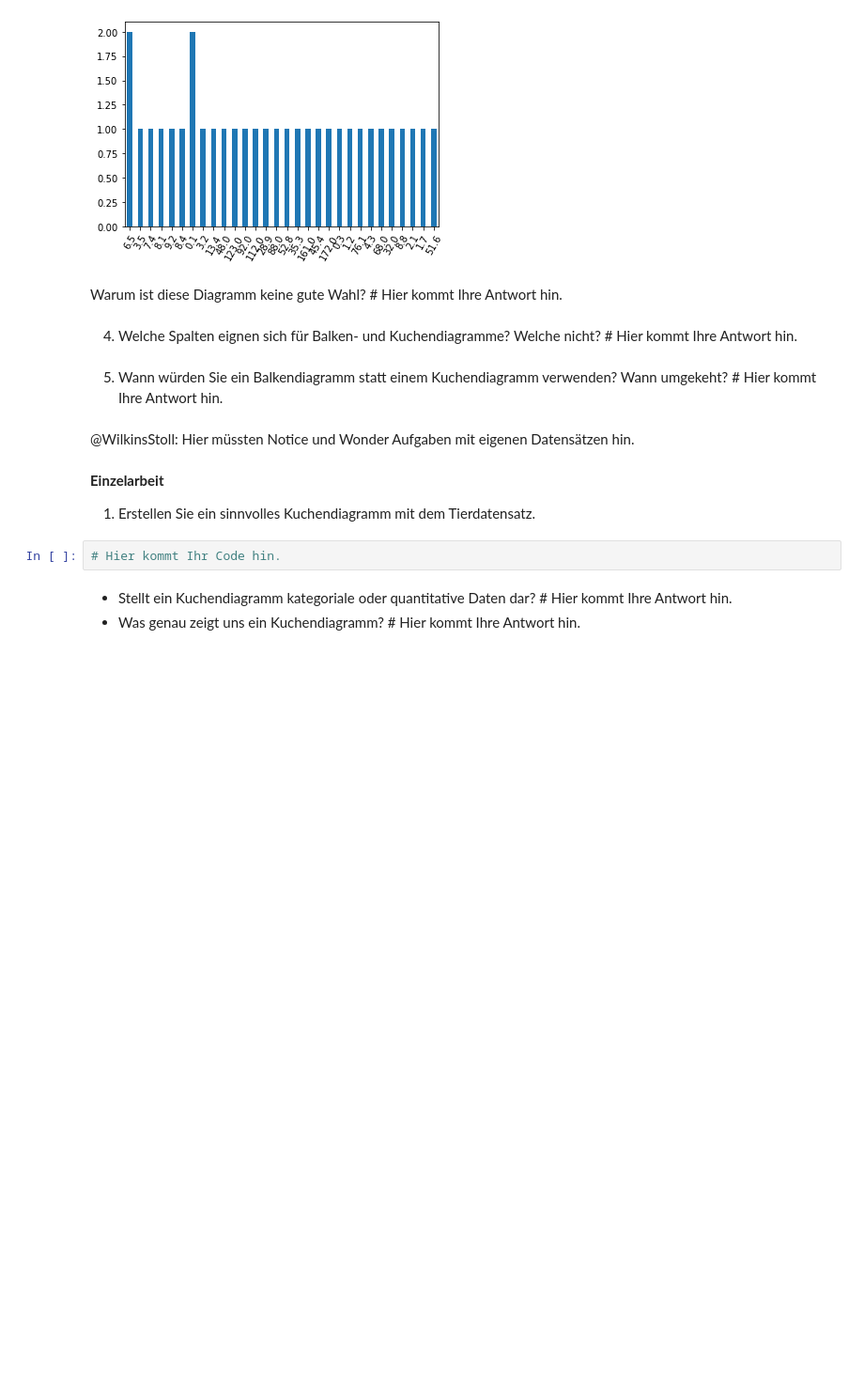
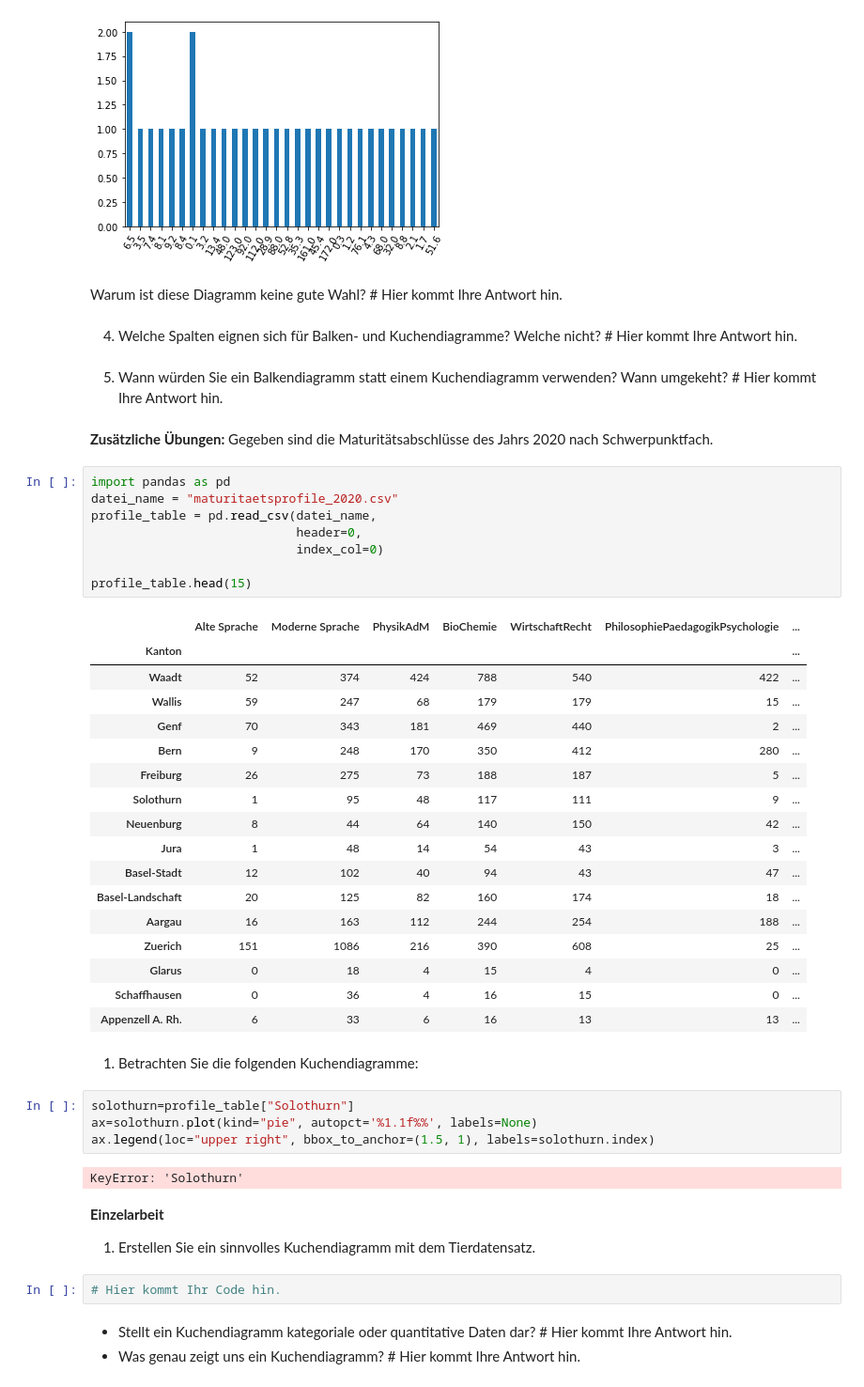
Before and after one commit to andreasstoll/Notebooks_Arbeit, a Jupyter notebook: _2_kategoriale_Daten_grafisch_darstellen.ipynb, the cells around one changed output. Shown: that part at 94% size. Drawn from its saved outputs; the diff is of its cells as text; blank space fills up the shorter version.

```diff
--- a/_2_kategoriale_Daten_grafisch_darstellen.ipynb
+++ b/_2_kategoriale_Daten_grafisch_darstellen.ipynb
@@ -73,8 +73,42 @@ Warum ist diese Diagramm keine gute Wahl? # Hier kommt Ihre Antwort hin.
 4. Welche Spalten eignen sich für Balken- und Kuchendiagramme? Welche nicht? # Hier kommt Ihre Antwort hin.
 # %% [markdown]
 5. Wann würden Sie ein Balkendiagramm statt einem Kuchendiagramm verwenden? Wann umgekeht? # Hier kommt Ihre Antwort hin.
-# %% [markdown]
-@WilkinsStoll: Hier müssten Notice und Wonder Aufgaben mit eigenen Datensätzen hin.
+# %% [markdown]
+**Zusätzliche Übungen:** Gegeben sind die Maturitätsabschlüsse des Jahrs 2020 nach Schwerpunktfach.
+# %%
+import pandas as pd
+datei_name = "maturitaetsprofile_2020.csv"
+profile_table = pd.read_csv(datei_name,
+                            header=0,
+                            index_col=0)
+
+profile_table.head(15)
+# %% [output]
+|  | Alte Sprache | Moderne Sprache | PhysikAdM | BioChemie | WirtschaftRecht | PhilosophiePaedagogikPsychologie | ... |
+| Kanton |  |  |  |  |  |  | ... |
+| Waadt | 52 | 374 | 424 | 788 | 540 | 422 | ... |
+| Wallis | 59 | 247 | 68 | 179 | 179 | 15 | ... |
+| Genf | 70 | 343 | 181 | 469 | 440 | 2 | ... |
+| Bern | 9 | 248 | 170 | 350 | 412 | 280 | ... |
+| Freiburg | 26 | 275 | 73 | 188 | 187 | 5 | ... |
+| Solothurn | 1 | 95 | 48 | 117 | 111 | 9 | ... |
+| Neuenburg | 8 | 44 | 64 | 140 | 150 | 42 | ... |
+| Jura | 1 | 48 | 14 | 54 | 43 | 3 | ... |
+| Basel-Stadt | 12 | 102 | 40 | 94 | 43 | 47 | ... |
+| Basel-Landschaft | 20 | 125 | 82 | 160 | 174 | 18 | ... |
+| Aargau | 16 | 163 | 112 | 244 | 254 | 188 | ... |
+| Zuerich | 151 | 1086 | 216 | 390 | 608 | 25 | ... |
+| Glarus | 0 | 18 | 4 | 15 | 4 | 0 | ... |
+| Schaffhausen | 0 | 36 | 4 | 16 | 15 | 0 | ... |
+| Appenzell A. Rh. | 6 | 33 | 6 | 16 | 13 | 13 | ... |
+# %% [markdown]
+1. Betrachten Sie die folgenden Kuchendiagramme:
+# %%
+solothurn=profile_table["Solothurn"]
+ax=solothurn.plot(kind="pie", autopct='%1.1f%%', labels=None)
+ax.legend(loc="upper right", bbox_to_anchor=(1.5, 1), labels=solothurn.index)
+# %% [output]
+KeyError: 'Solothurn'
 # %% [markdown]
 **Einzelarbeit**
 
```
Also changed, not shown: parts of 12 cells of this notebook, 1 other file.
